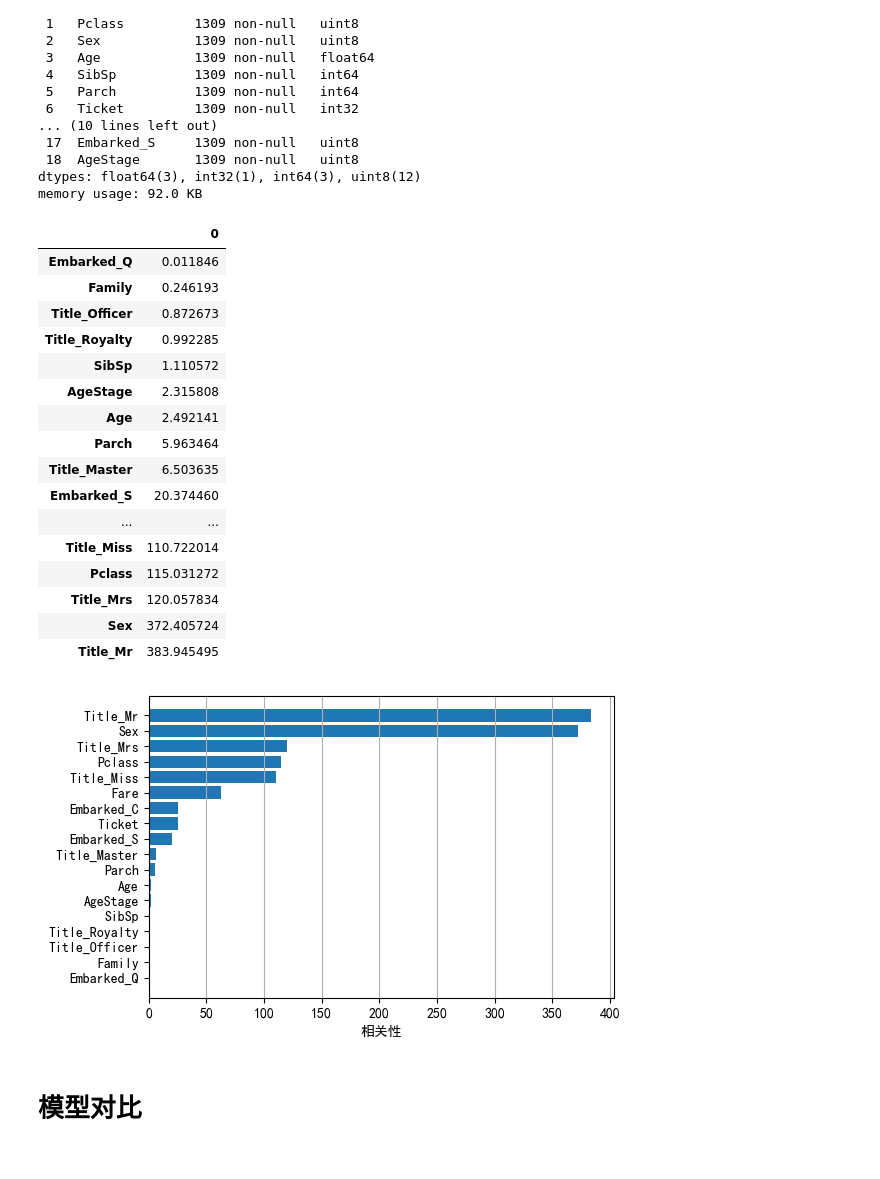
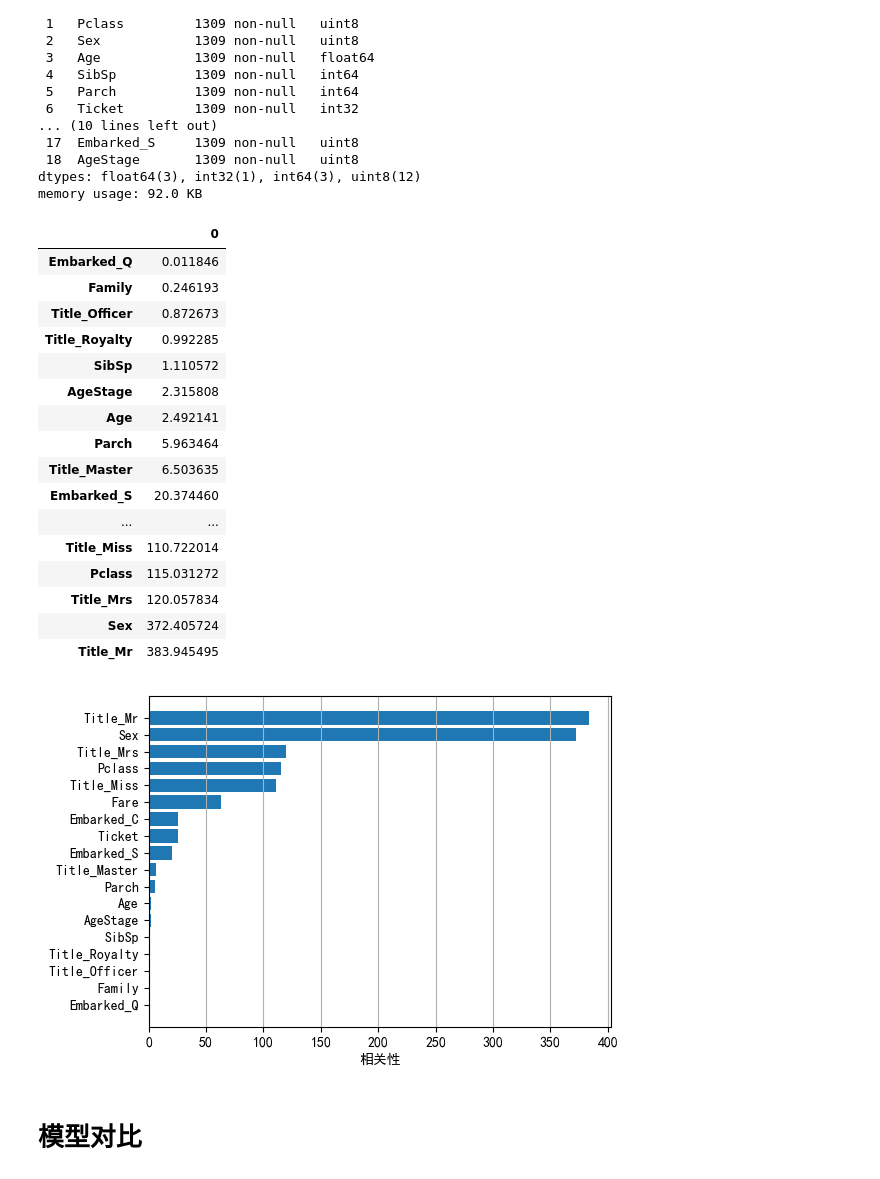
Before and after one commit to KingsleyCl/Kaggle, a Jupyter notebook: Titanic/Titanic.ipynb, the cells around one changed output. Cells and saved outputs as stored; diff of their text form; code cells hidden in the pictures.

Commit message:
Save figures

```diff
--- a/Titanic/Titanic.ipynb
+++ b/Titanic/Titanic.ipynb
@@ -376,7 +372,7 @@ full.Age.value_counts().to_frame()
 full.Age = SimpleImputer(strategy='most_frequent').fit_transform(full.Age.to_frame())
 # %%
 # 以10岁为区间进行年龄分段
-full.loc[full.Age != 'nan', 'AgeStage'] = (full.query('Age != "nan"').Age // 10).astype('uint8')
+full['AgeStage'] = (full.Age // 10).astype('uint8')
 # %% [markdown]
 # 特征选择
 # %%
@@ -431,31 +427,33 @@ pre = full.loc[pre_index, :]
 score = SelectKBest(f_classif).fit(sou.drop(columns='Survived'), sou.Survived).scores_
 score = pd.Series(dict(zip(sou.columns[1:], score))).sort_values()
 # %%
-plt.figure(dpi = 100)
+plt.figure(dpi=100)
 plt.barh(y=score.index, width=score.values)
 plt.xlabel('相关性')
 plt.grid(axis='x')
+plt.tight_layout()
+plt.savefig('figure/select_feature_score.png', dpi=100)
 
 score.to_frame()
 # %% [output]
 |  | 0 |
 | Embarked_Q | 0.011846 |
 | Family | 0.246193 |
 | Title_Officer | 0.872673 |
 | Title_Royalty | 0.992285 |
 | SibSp | 1.110572 |
 | AgeStage | 2.315808 |
 | Age | 2.492141 |
 | Parch | 5.963464 |
 | Title_Master | 6.503635 |
 | Embarked_S | 20.374460 |
 | ... | ... |
 | Title_Miss | 110.722014 |
 | Pclass | 115.031272 |
 | Title_Mrs | 120.057834 |
 | Sex | 372.405724 |
 | Title_Mr | 383.945495 |
-[figure, old version]
+[figure, new version]
 # %%
 # 选择特征并归一化
 full_mat = MinMaxScaler().fit_transform(full.drop(columns=['Family', 'AgeStage', 'Embarked_Q']))
```
Also changed, not shown: parts of 15 cells of this notebook, 16 other files.
